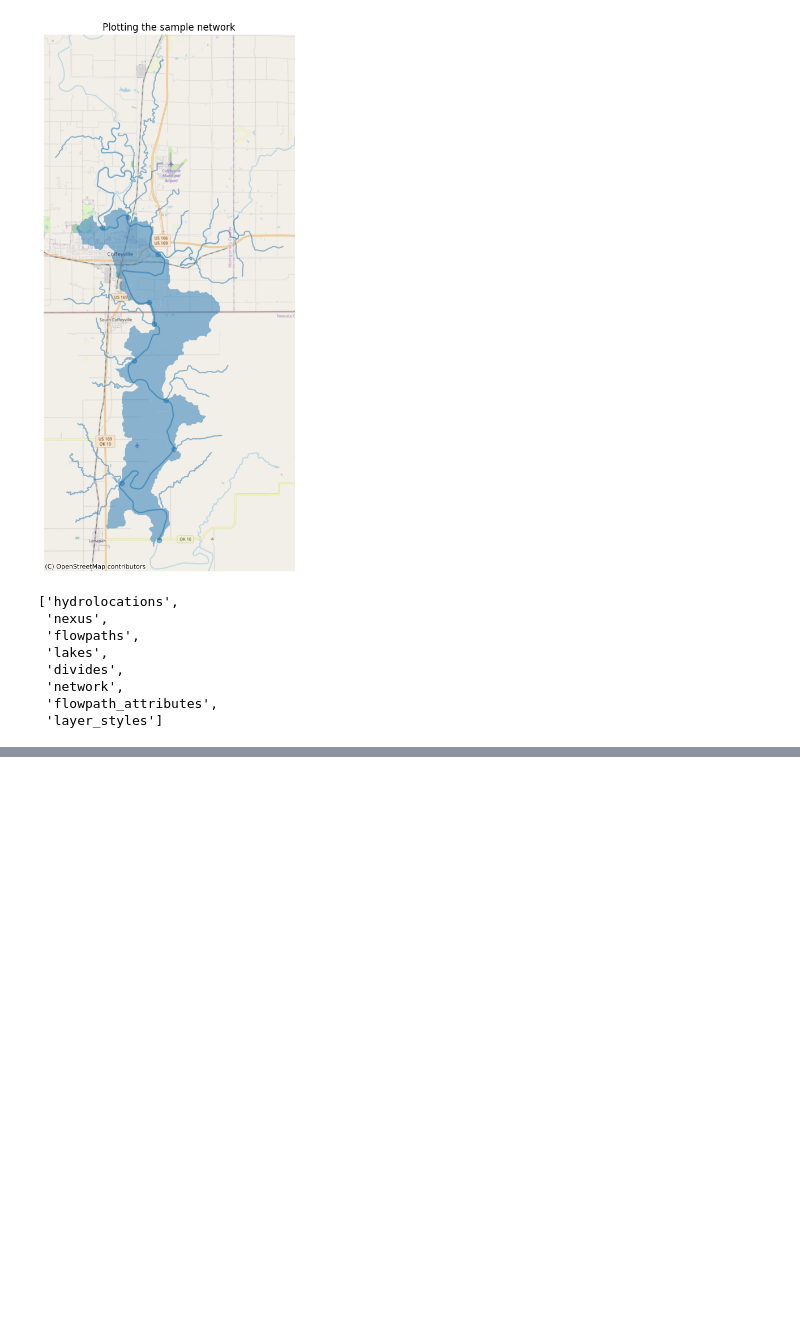
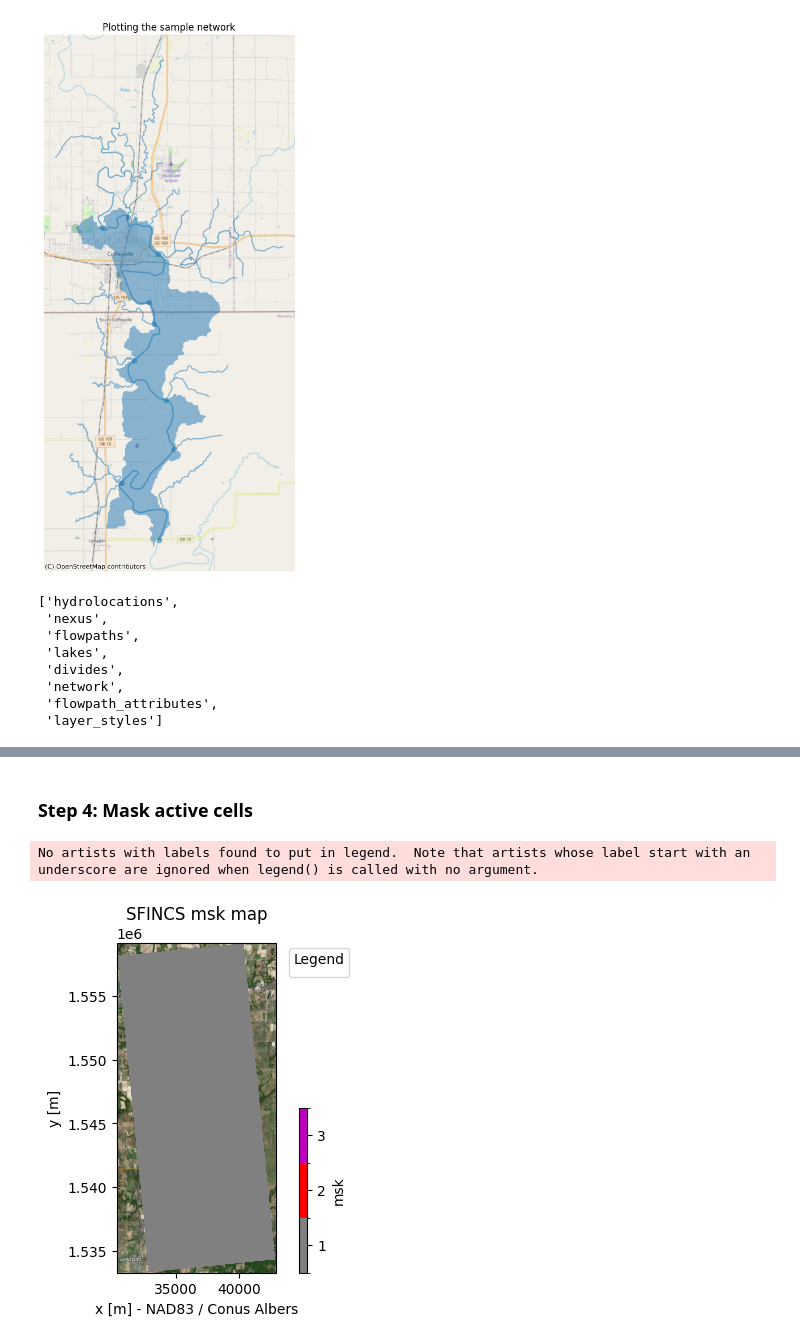
Before and after one commit to taddyb33/hydromt_sfincs, a Jupyter notebook: examples/build_from_hydrofabric.ipynb, the cells around one changed output, grey strips where cells are left out. Cells and saved outputs as stored; diff of their text form; code cells hidden in the pictures; blank space fills up the shorter version.

```diff
--- a/examples/build_from_hydrofabric.ipynb
+++ b/examples/build_from_hydrofabric.ipynb
@@ -333,0 +444,11 @@ _ = sf.plot_basemap(variable="dep", bmap="sat", zoomlevel=12)
+# %% [markdown]
+### Step 4: Mask active cells
+# %%
+# Choosing how to choose you active cells can be based on multiple criteria, here we only specify a minimum elevation of -5 meters
+sf.setup_mask_active(zmin=-5, reset_mask=True)
+
+# Make a plot of the mask file
+_ = sf.plot_basemap(variable="msk", plot_bounds=True, bmap="sat", zoomlevel=12)
+# %% [output]
+No artists with labels found to put in legend.  Note that artists whose label start with an underscore are ignored when legend() is called with no argument.
+[figure, added]
```
Also changed, not shown: parts of 47 cells of this notebook, 4 other files.
